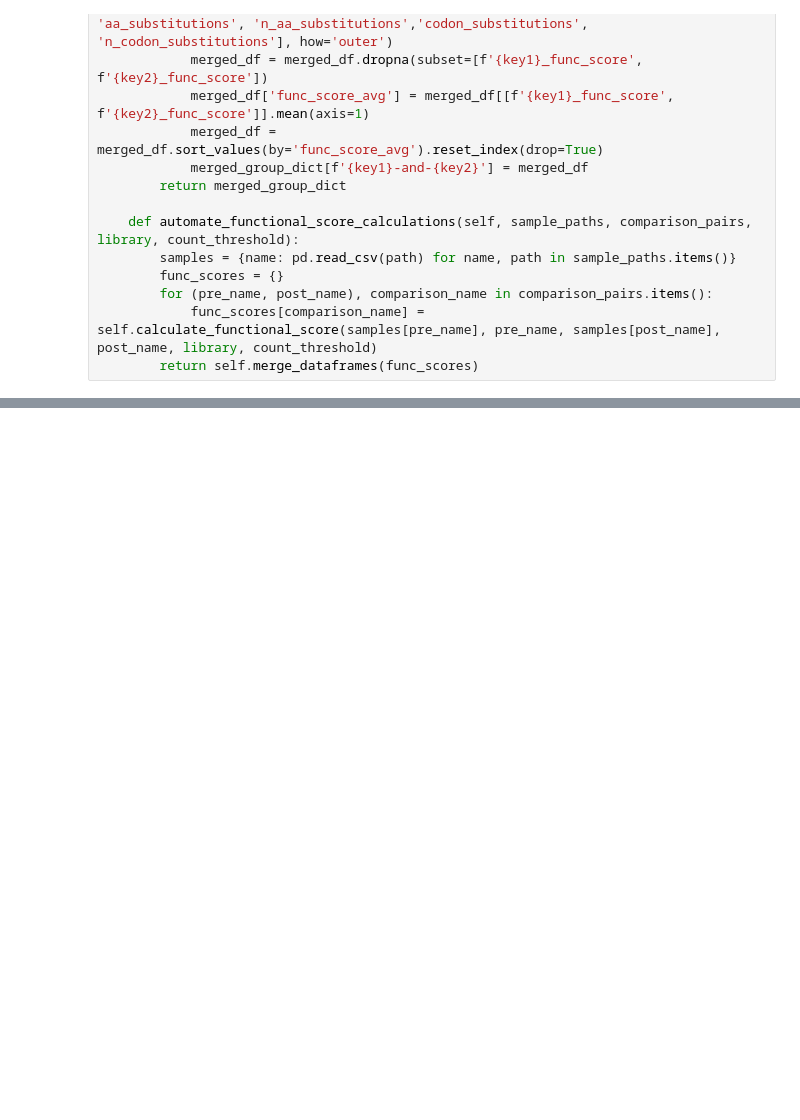
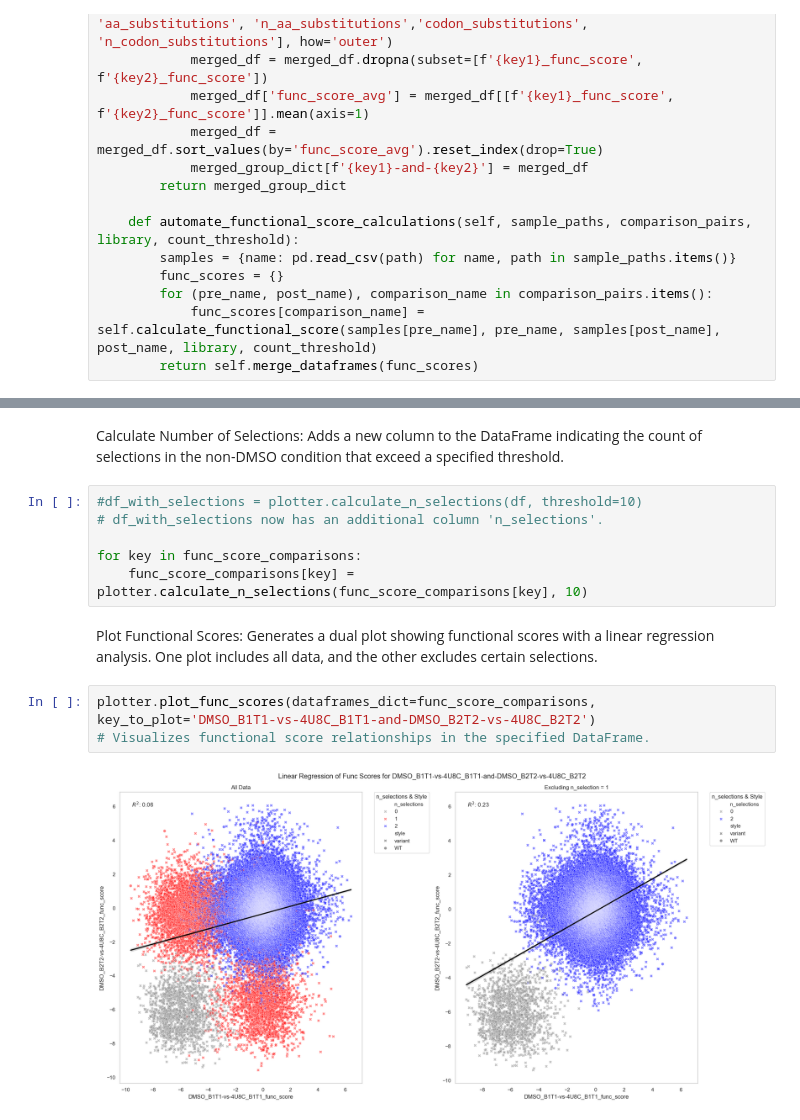
Before and after one commit to kwalcott97/kw_dms, a Jupyter notebook: Untitled.ipynb, the cells around one changed output, grey strips where cells are left out. Drawn from its saved outputs; the diff is of its cells as text; blank space fills up the shorter version.

```diff
--- a/Untitled.ipynb
+++ b/Untitled.ipynb
@@ -87,0 +313,17 @@ func_score_comparisons
+# %% [markdown]
+Calculate Number of Selections:
+Adds a new column to the DataFrame indicating the count of selections in the non-DMSO condition that exceed a specified threshold.
+# %%
+#df_with_selections = plotter.calculate_n_selections(df, threshold=10)
+# df_with_selections now has an additional column 'n_selections'.
+
+for key in func_score_comparisons:
+    func_score_comparisons[key] = plotter.calculate_n_selections(func_score_comparisons[key], 10)
+# %% [markdown]
+Plot Functional Scores:
+Generates a dual plot showing functional scores with a linear regression analysis. One plot includes all data, and the other excludes certain selections.
+# %%
+plotter.plot_func_scores(dataframes_dict=func_score_comparisons, key_to_plot='DMSO_B1T1-vs-4U8C_B1T1-and-DMSO_B2T2-vs-4U8C_B2T2')
+# Visualizes functional score relationships in the specified DataFrame.
+# %% [output]
+[figure, added]
```
Also changed, not shown: parts of 12 cells of this notebook, 1 other file.
